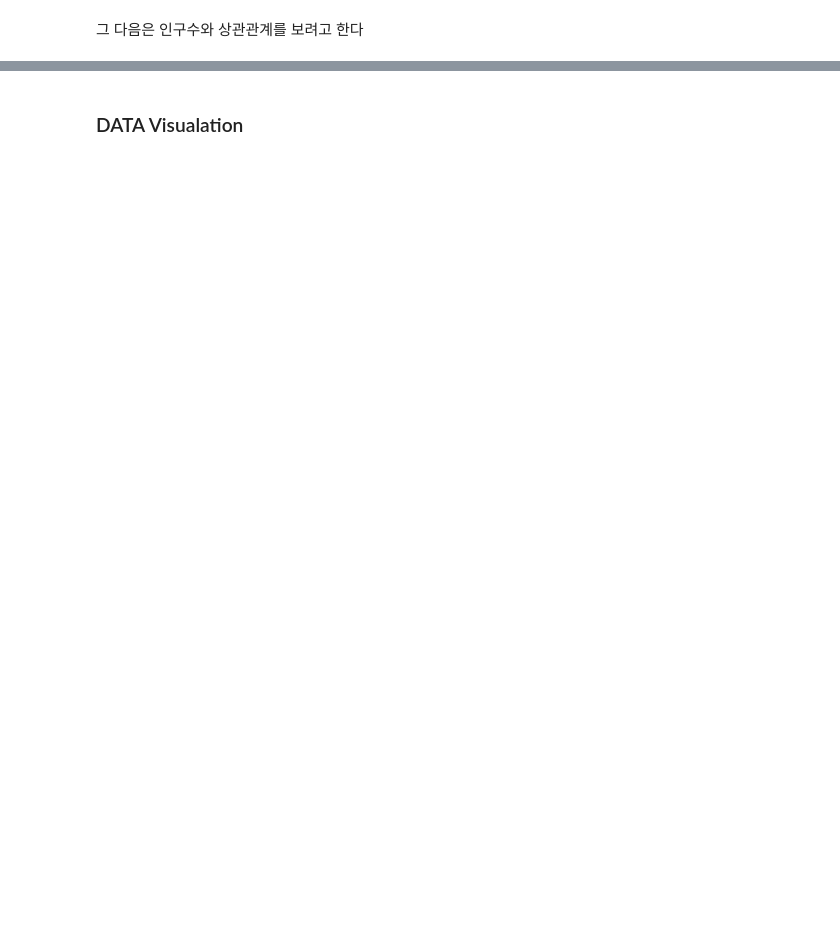
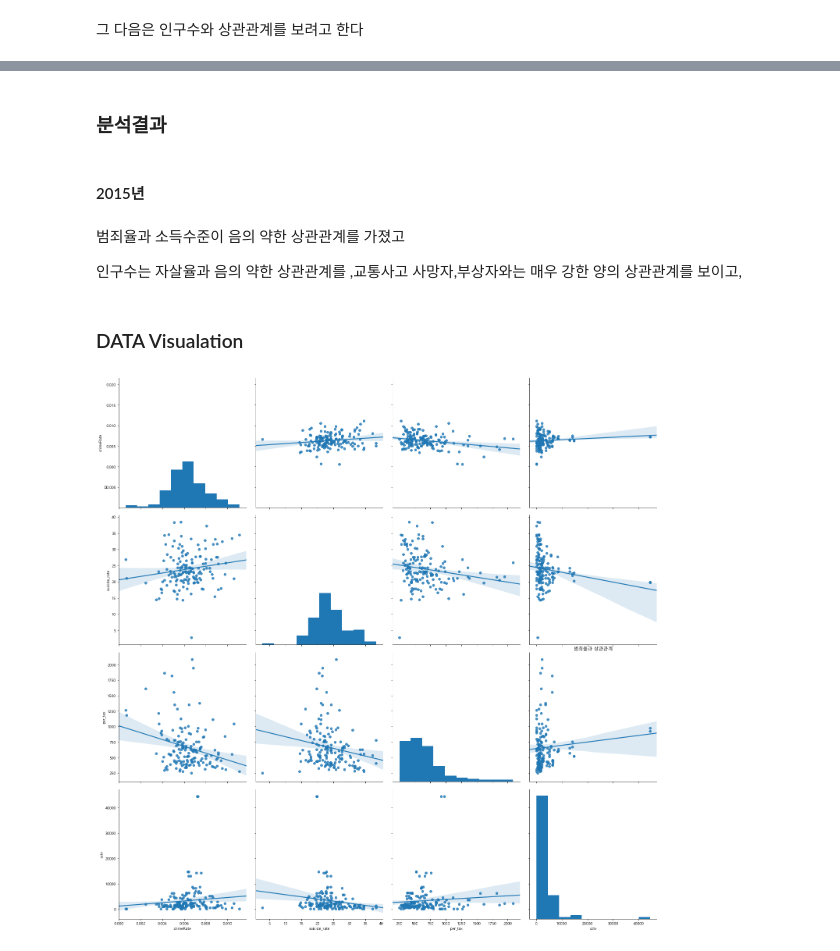
Before and after one commit to pci2676/db_pjt, a Jupyter notebook: DBP_ds.ipynb, the cells around one changed output, grey strips where cells are left out. Cells and saved outputs as stored; diff of their text form; code cells hidden in the pictures; blank space fills up the shorter version.

```diff
--- a/DBP_ds.ipynb
+++ b/DBP_ds.ipynb
@@ -193,2 +582,15 @@ print(np.corrcoef(total_data['total'], total_data['out_per']))
+# %% [markdown]
+### 분석결과
+# %% [markdown]
+#### 2015년
+# %% [markdown]
+범죄율과 소득수준이 음의 약한 상관관계를 가졌고
+
+인구수는 자살율과 음의 약한 상관관계를 ,교통사고 사망자,부상자와는 매우 강한 양의 상관관계를 보이고,
 # %% [markdown]
 ### DATA Visualation
+# %%
+sns.pairplot(total_data, vars=["crimeRate", "suicide_rate", "per_tax", "cctv"], kind='reg', size=5)
+plt.show()
+# %% [output]
+[figure, added]
```
Also changed, not shown: parts of 45 cells of this notebook, 11 other files.
